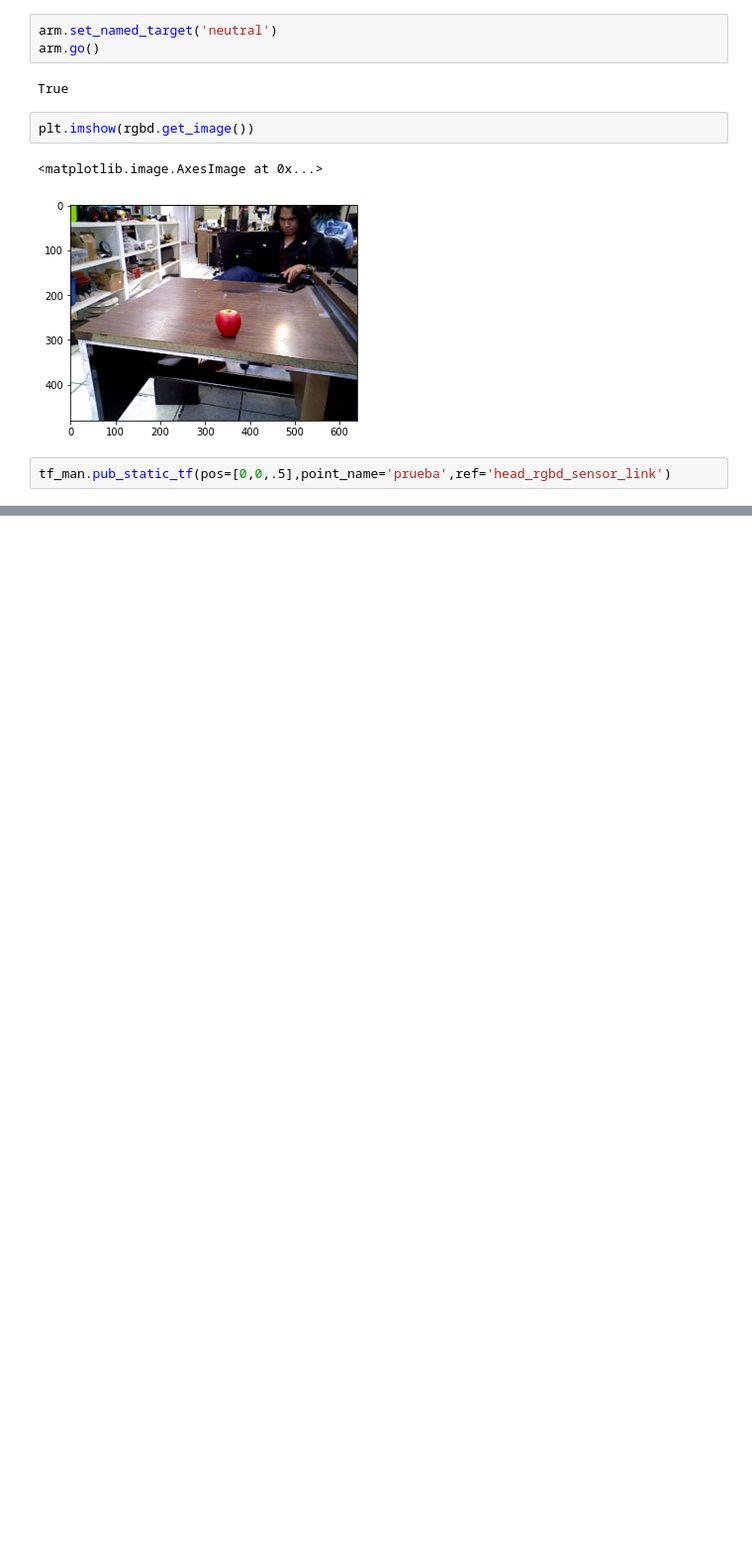
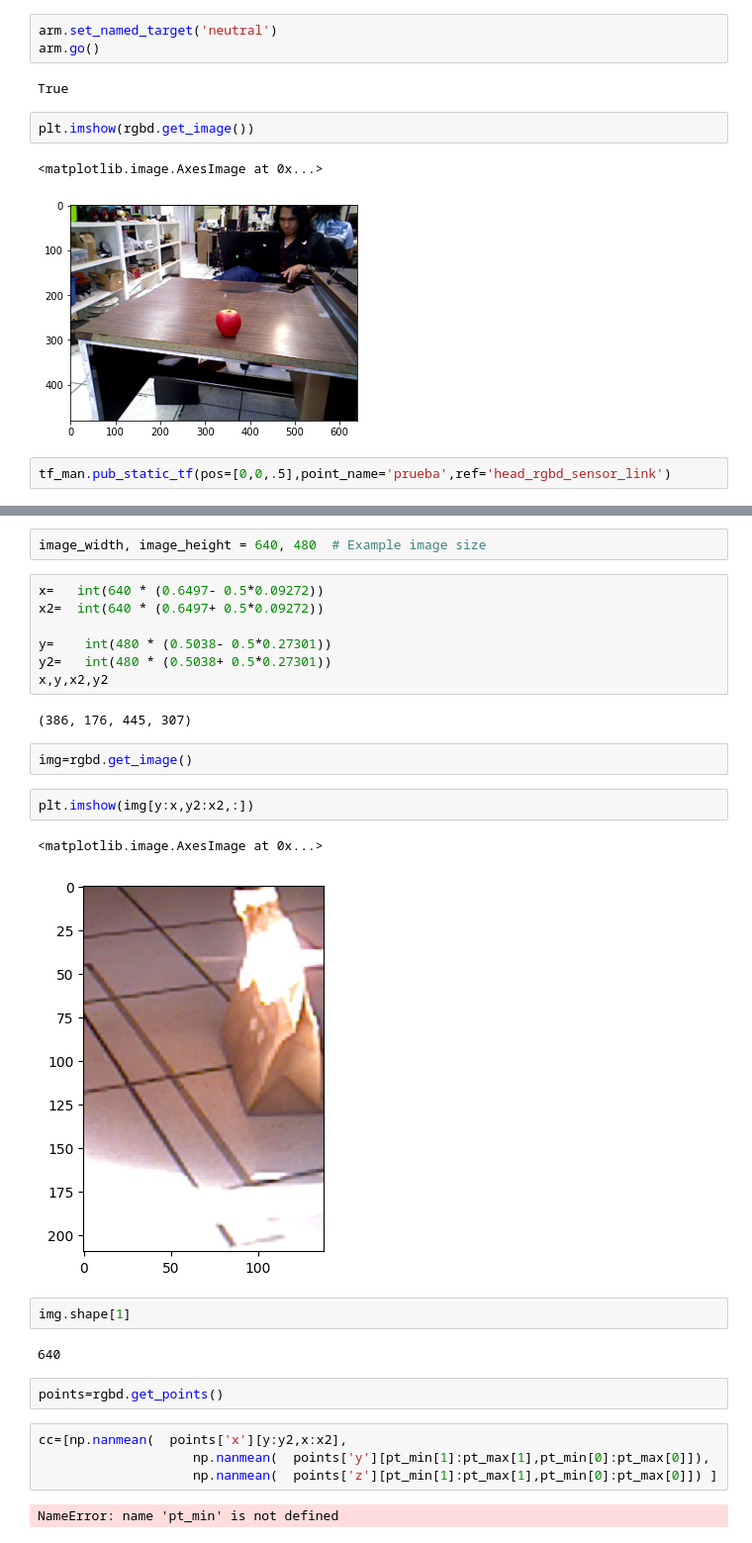
Before and after one commit to takeshi-pumas/catkin_extras, a Jupyter notebook: src/task/scripts/SMACH-ish-Grasp-yolo-adj.ipynb, the cells around one changed output, grey strips where cells are left out. Shown at 99% size. Cells and saved outputs as stored; diff of their text form; blank space fills up the shorter version.

```diff
--- a/src/task/scripts/SMACH-ish-Grasp-yolo-adj.ipynb
+++ b/src/task/scripts/SMACH-ish-Grasp-yolo-adj.ipynb
@@ -638,0 +697,30 @@ tf_man.pub_static_tf(pos=[0,0,.5],point_name='prueba',ref='head_rgbd_sensor_link
+# %%
+image_width, image_height = 640, 480  # Example image size
+# %%
+x=   int(640 * (0.6497- 0.5*0.09272))
+x2=  int(640 * (0.6497+ 0.5*0.09272))
+
+y=    int(480 * (0.5038- 0.5*0.27301))
+y2=   int(480 * (0.5038+ 0.5*0.27301))
+x,y,x2,y2
+# %% [output]
+(386, 176, 445, 307)
+# %%
+img=rgbd.get_image()
+# %%
+plt.imshow(img[y:x,y2:x2,:])
+# %% [output]
+<matplotlib.image.AxesImage at 0x...>
+[figure, added]
+# %%
+img.shape[1]
+# %% [output]
+640
+# %%
+points=rgbd.get_points()
+# %%
+cc=[np.nanmean(  points['x'][y:y2,x:x2],
+                    np.nanmean(  points['y'][pt_min[1]:pt_max[1],pt_min[0]:pt_max[0]]),
+                    np.nanmean(  points['z'][pt_min[1]:pt_max[1],pt_min[0]:pt_max[0]]) ]
+# %% [output]
+NameError: name 'pt_min' is not defined
```
Also changed, not shown: parts of 9 cells of this notebook, 2 other files.
